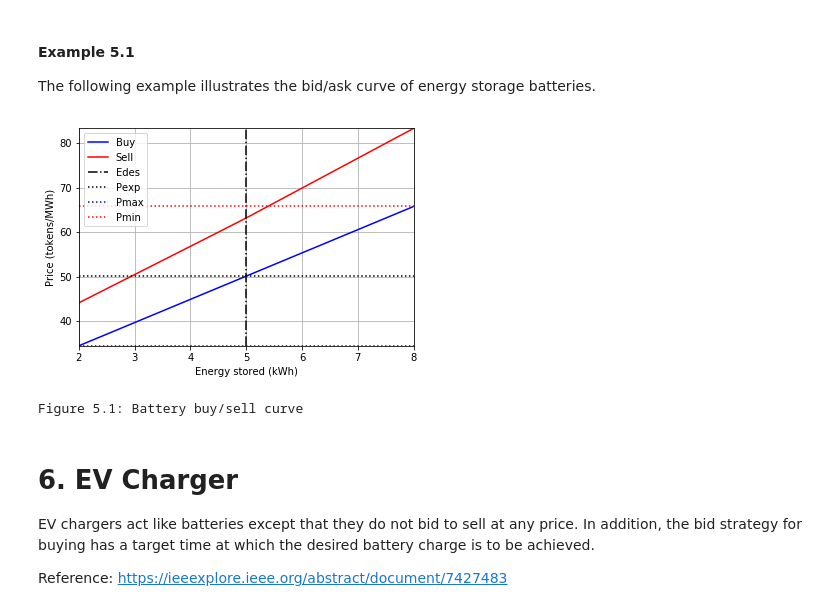
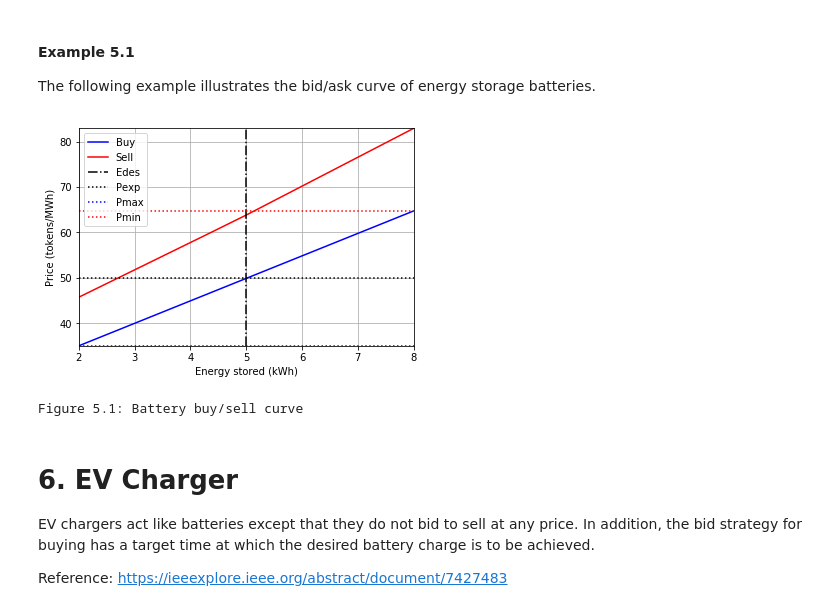
Before and after one commit to slacgismo/TESS, a Jupyter notebook: agents/Bid and response strategy.ipynb, the cells around one changed output. Saved outputs shown, nothing was run; the diff lists cells and outputs as text; code cells hidden in the pictures.

```diff
--- a/agents/Bid and response strategy.ipynb
+++ b/agents/Bid and response strategy.ipynb
@@ -417,35 +434,35 @@ The following example illustrates the bid/ask curve of energy storage batteries.
 Edes = 5.0
 Emin = 2.0
 Emax = 8.0
 Qmax = 1.0
 Kes = 1.0
 ts = 1/12
 Res = 0.8
-Ces = 0.0
+Ces = 1.0
 Erange = np.arange(Emin,Emax+0.001,(Emax-Emin)/10)
 
 figure()
 Pbuy = list(map(lambda Eobs: get_battery_bid(Pexp,Pdev,Eobs,Edes,Emin,Emax,Qmax,Kes)["offer"],Erange))
 plot(Erange,Pbuy,'b')
 Psell = list(map(lambda Eobs: get_battery_ask(Pexp,Pdev,Eobs,Edes,Emin,Emax,Qmax,Kes,ts,Res,Ces)["ask"],Erange))
 plot(Erange,Psell,'r')
 Pmin = Pexp-3*Pdev*Kes
 Pmax = Pexp+3*Pdev*Kes
 plot([Edes,Edes],[np.min(Pbuy),np.max(Psell)],'-.k',
      [Emin,Emax],[Pexp,Pexp],':k',
      [Emin,Emax],[Pmin,Pmin],':b',
      [Emin,Emax],[Pmax,Pmax],':r',)
 grid()
 xlabel('Energy stored (kWh)')
 ylabel('Price (tokens/MWh)')
 xlim([Emin,Emax])
 ylim([np.min(Pbuy),np.max(Psell)])
 legend(['Buy','Sell','Edes','Pexp','Pmax','Pmin'])
 
 show()
 print('Figure 5.1: Battery buy/sell curve')
 # %% [output]
-[figure, old version]
+[figure, new version]
 Figure 5.1: Battery buy/sell curve
 # %% [markdown]
 # 6. EV Charger
```
Also changed, not shown: parts of 14 cells of this notebook.
